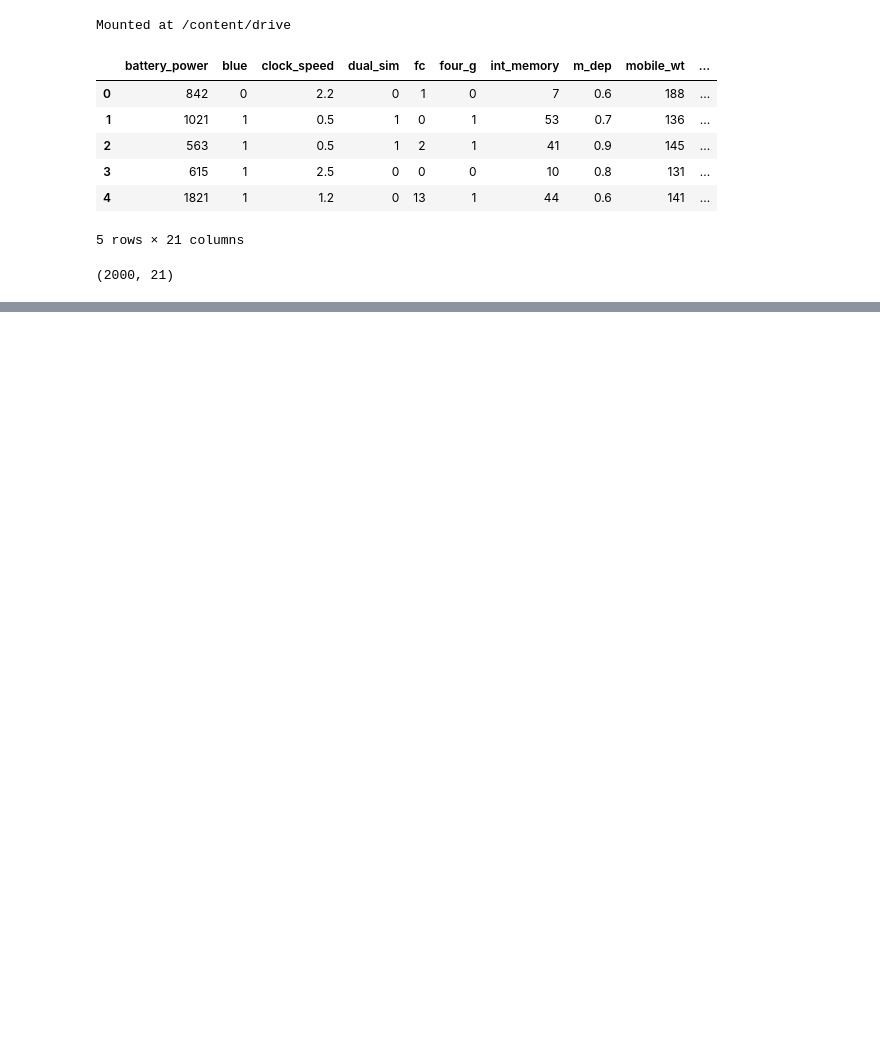
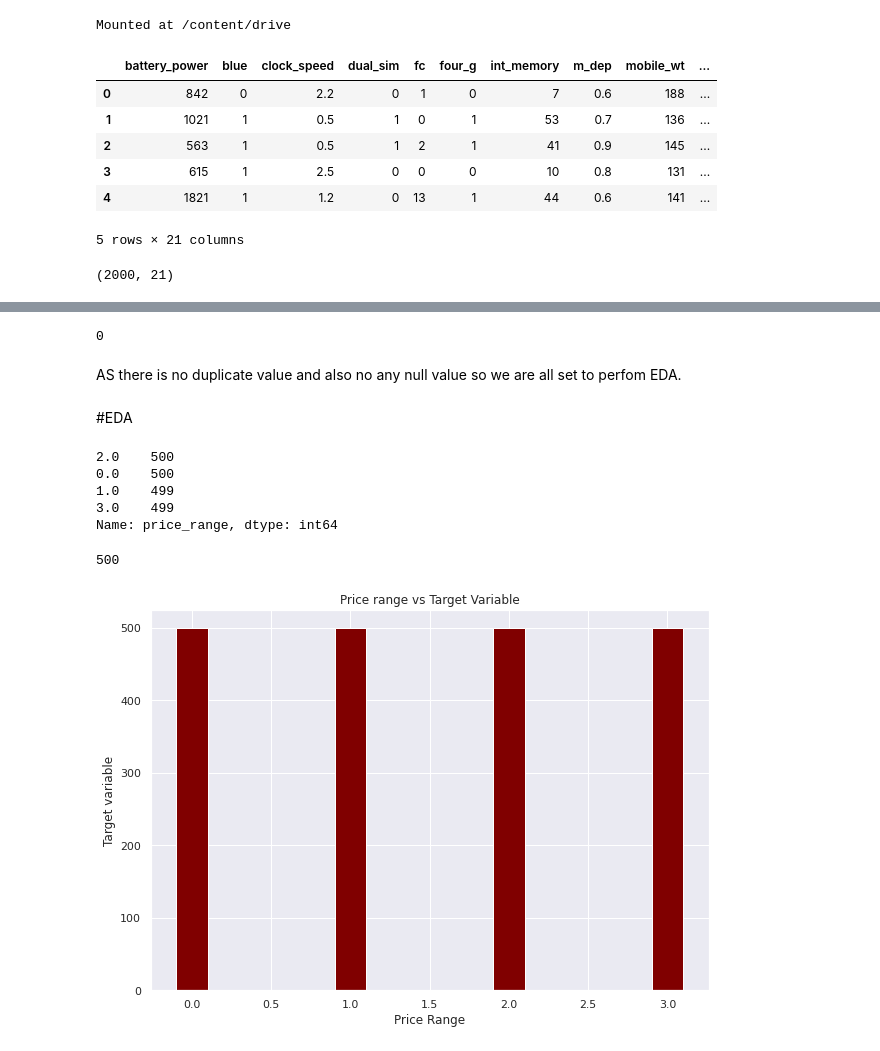
Before and after one commit to SujitbMusale/Mobile-Price-Range-Prediction-classification, a Jupyter notebook: Mobile_Price_Range_Prediction.ipynb, the cells around one changed output, grey strips where cells are left out. Drawn from its saved outputs; the diff is of its cells as text; code cells hidden in the pictures; blank space fills up the shorter version.

```diff
--- a/Mobile_Price_Range_Prediction.ipynb
+++ b/Mobile_Price_Range_Prediction.ipynb
@@ -89,0 +142,10 @@ Mob_data.shape
+# %%
+# Dropping px_height
+Mob_data=Mob_data[Mob_data['px_height']!=0]
+# %%
+# Lets replace 0 with NaN value to use KNN Imputer
+Mob_data['sc_w']=Mob_data['sc_w'].replace(0,np.nan)
+# %%
+# use KNN Imputer by importing from sklearn
+from sklearn.impute import KNNImputer
+Mob_data=pd.DataFrame(KNNImputer(n_neighbors=1).fit_transform(Mob_data),columns=Mob_data.columns)
@@ -89,0 +172,31 @@ Mob_data.shape
+# %%
+# check for duplicate value
+Mob_data.duplicated().sum()
+# %% [output]
+0
+# %% [markdown]
+AS there is no duplicate value and also no any null value so we are all set to perfom EDA.
+# %% [markdown]
+#EDA
+# %%
+# lets check the target variable counts.
+print(Mob_data['price_range'].value_counts())
+# %% [output]
+2.0    500
+0.0    500
+1.0    499
+3.0    499
+Name: price_range, dtype: int64
+# %%
+Mob_data['price_range'].value_counts()
+# %% [output]
+500
+# %%
+fig = plt.figure(figsize =(10, 7))
+plt.bar( Mob_data['price_range'],color ='maroon',width = 0.2,height=500)
+plt.xlabel("Price Range")
+plt.ylabel("Target variable")
+plt.title("Price range vs Target Variable")
+plt.show()
+# %% [output]
+[figure, added]
```
Also changed, not shown: parts of 11 cells of this notebook.
